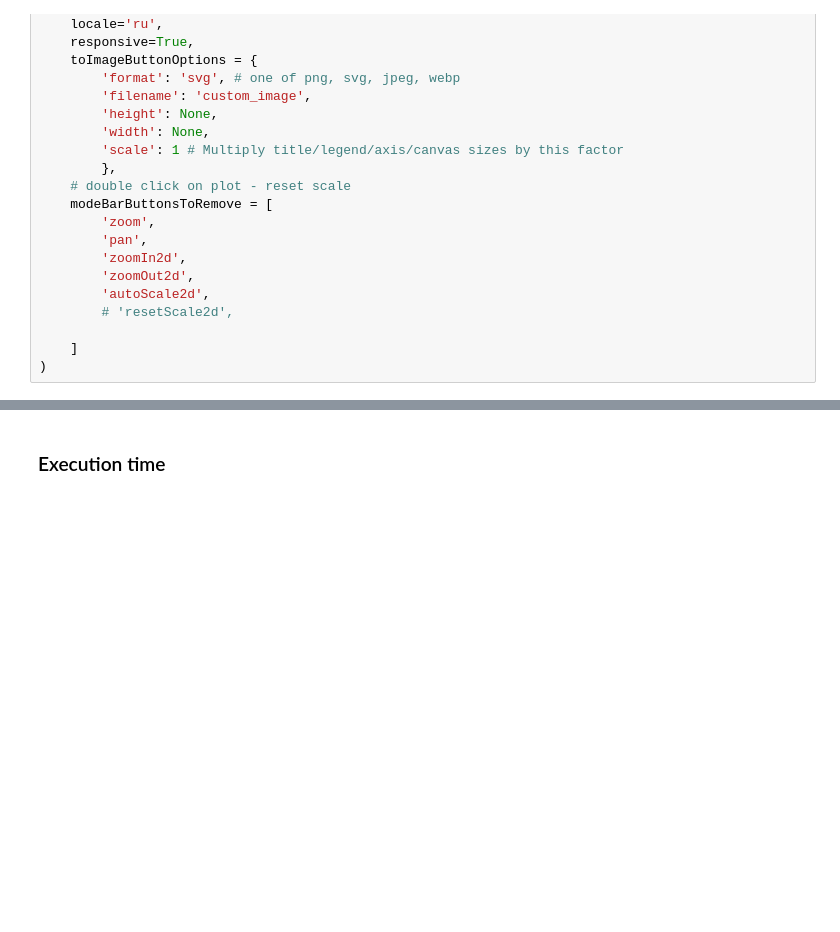
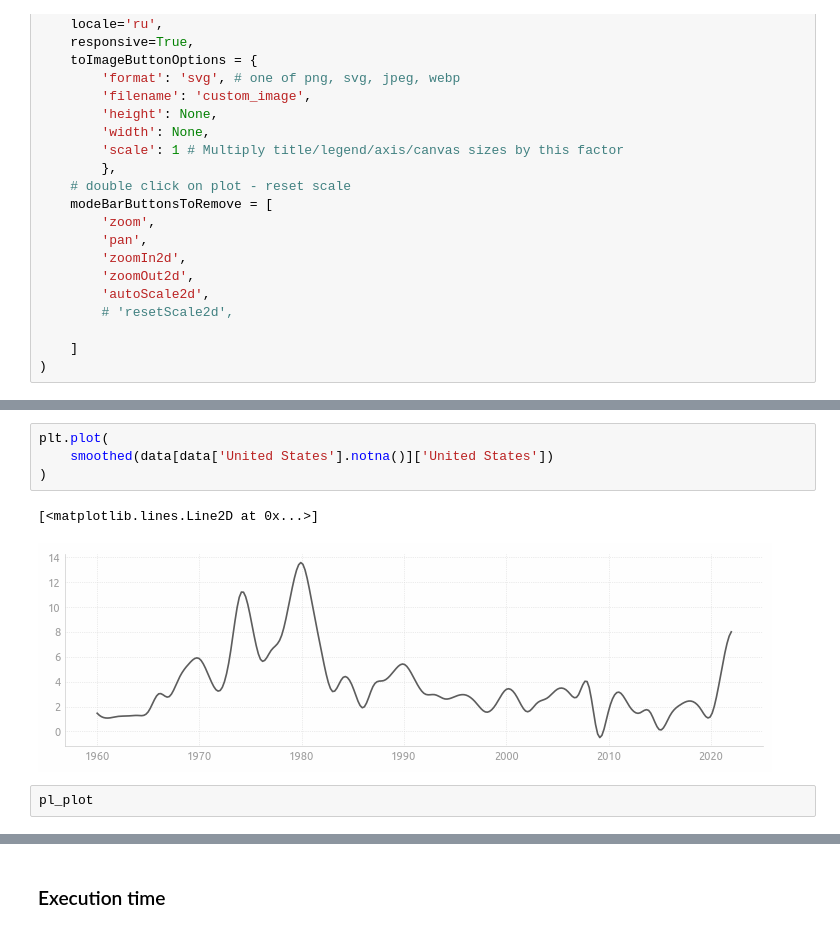
Before and after one commit to achasovsky/economy-rus-dash, a Jupyter notebook: 01-main.ipynb, the cells around one changed output, grey strips where cells are left out. Cells and saved outputs as stored; diff of their text form; blank space fills up the shorter version.

```diff
--- a/01-main.ipynb
+++ b/01-main.ipynb
@@ -247,0 +255,9 @@ plt.plot(data.loc[1960:, 'United States'])
+# %%
+plt.plot(
+    smoothed(data[data['United States'].notna()]['United States'])
+)
+# %% [output]
+[<matplotlib.lines.Line2D at 0x...>]
+[figure, added]
+# %%
+pl_plot
```
Also changed, not shown: parts of 3 cells of this notebook, 1 other file.
